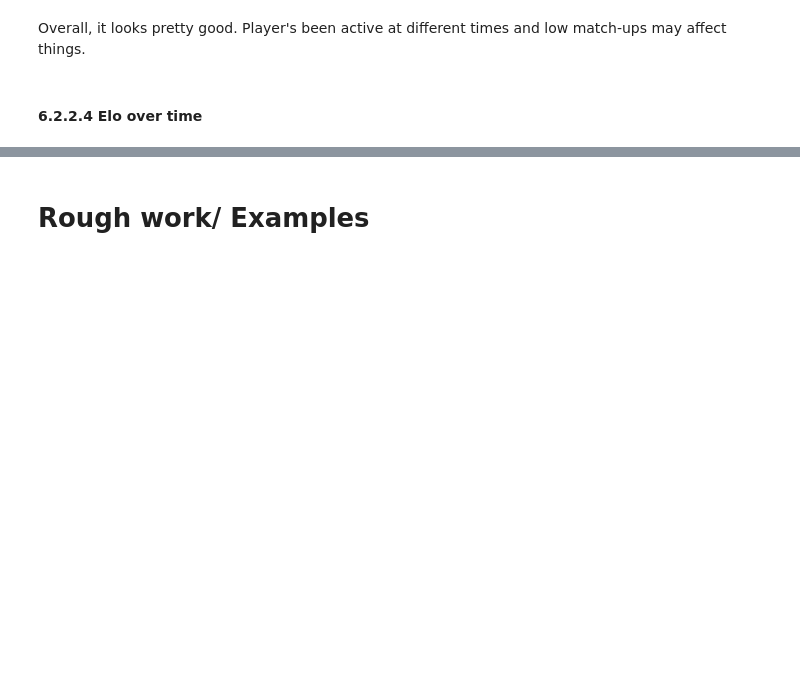
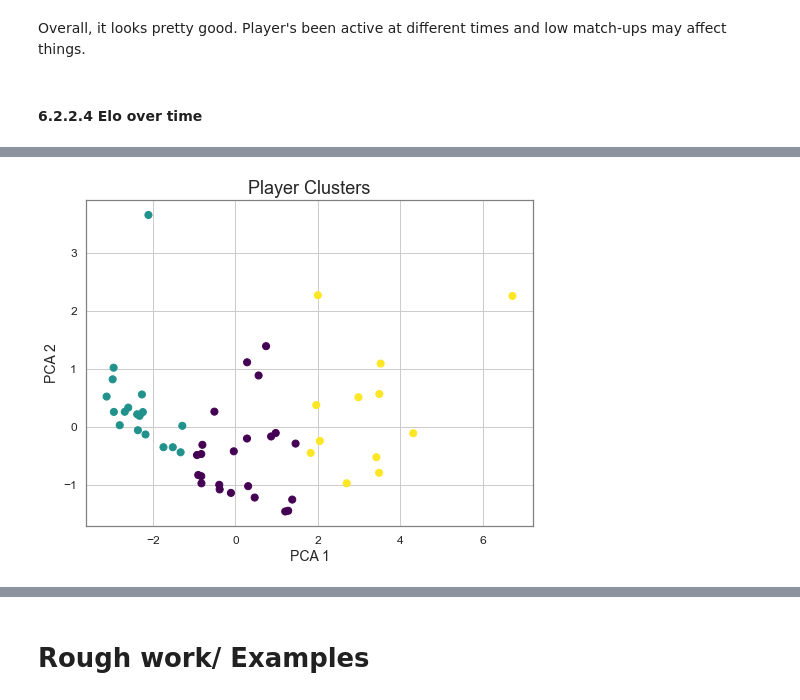
Before and after one commit to DarrenCCT/Tournament-Analysis, a Jupyter notebook: EUAC - Analysis.ipynb, the cells around one changed output, grey strips where cells are left out. Saved outputs shown, nothing was run; the diff lists cells and outputs as text; code cells hidden in the pictures; blank space fills up the shorter version.

```diff
--- a/EUAC - Analysis.ipynb
+++ b/EUAC - Analysis.ipynb
@@ -1318,0 +1358,14 @@ plt.show()
+# %%
+clusterdf = statsdf[["EUAC Appearances", "Set Winrate", "Match Winrate", "Average Placement", "Elo", "Highest Elo", "Score_Diff"]]
+# %%
+clusterdf = clusterdf[clusterdf["EUAC Appearances"] > 2]
+# %%
+from sklearn.preprocessing import StandardScaler
+
+scaler = StandardScaler()
+X = scaler.fit_transform(clusterdf)
+# %%
+from sklearn.cluster import KMeans
+
+kmeans = KMeans(n_clusters=3, random_state=42)
+clusterdf["Cluster"] = kmeans.fit_predict(X)
@@ -1318,0 +1391,16 @@ plt.show()
+# %%
+from sklearn.decomposition import PCA
+import matplotlib.pyplot as plt
+
+pca = PCA(n_components=2)
+components = pca.fit_transform(X)
+
+plt.figure(figsize=(8, 6))
+plt.scatter(components[:, 0], components[:, 1], c=clusterdf["Cluster"], cmap="viridis", s=50)
+plt.title("Player Clusters")
+plt.xlabel("PCA 1")
+plt.ylabel("PCA 2")
+plt.grid(True)
+plt.show()
+# %% [output]
+[figure, added]
```
Also changed, not shown: parts of 35 cells of this notebook.
